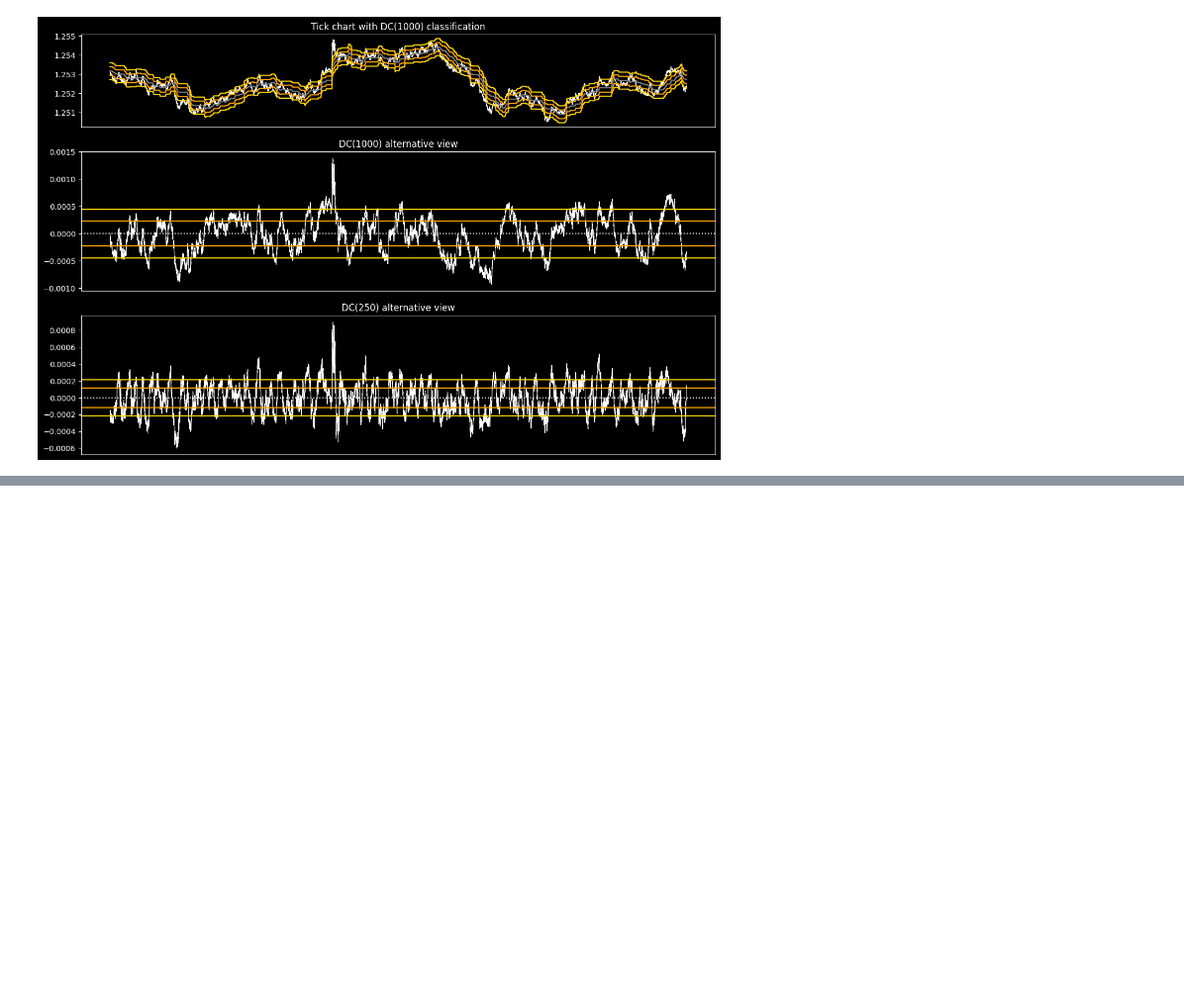
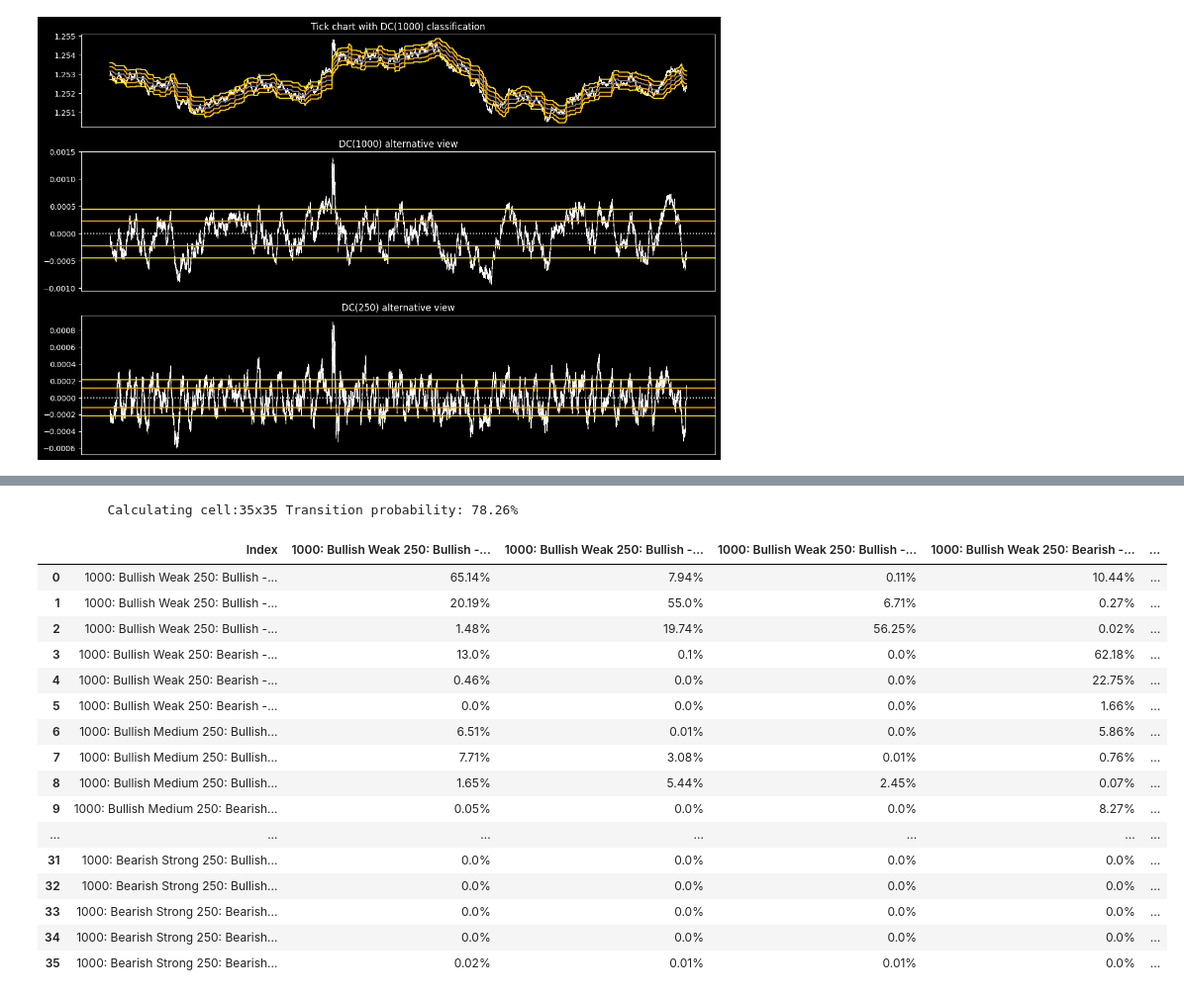
Before and after one commit to ironhak/test4anti, a Jupyter notebook: classify_candles v5.ipynb, the cells around one changed output, grey strips where cells are left out. Shown at 99% size. Saved outputs shown, nothing was run; the diff lists cells and outputs as text; code cells hidden in the pictures; blank space fills up the shorter version.

```diff
--- a/classify_candles v5.ipynb
+++ b/classify_candles v5.ipynb
@@ -425,0 +520,70 @@ plt.show()
+# %%
+transition = pd.DataFrame(columns=['Index'])
+sum = 0
+
+for bias in unique_biases:
+    for strength in unique_strengthes:
+        for bias_25 in unique_biases_25:
+                for strength_25 in unique_strengthes_25:
+                    category = f'\\t {master_dimension.price_frame}: {bias} {strength} \\n {wick_dimension.price_frame}: {bias_25} - {strength_25}'
+                    #new_row = {'Index' : category}
+                    # Append the new row to the DataFrame
+                    #transition = pd.concat([transition,pd.DataFrame([new_row])],ignore_index=True)
+                    transition.loc[sum,'Index']=category
+                    sum2=0
+                    check = 0
+                    for bias2 in unique_biases:
+                        for strength2 in unique_strengthes:
+                            for bias_25_2 in unique_biases_25:
+                                    for strength_25_2 in unique_strengthes_25:
+                                        category2 = f'\\t {master_dimension.price_frame}: {bias2} {strength2} \\n {wick_dimension.price_frame}: {bias_25_2} - {strength_25_2}'
+
+                                        # df_window = df1k[
+                                        #     (df1k['BiasDC'] == bias) &
+                                        #     (df1k['StrengthDC'] == strength) &
+                                        #     (df1k['BiasDC_25'] == bias_25) &
+                                        #     (df1k['StrengthDC_25'] == strength_25)
+                                        # ]
+                                        probability = (  (  ( df1k['BiasDC'] == bias ) & ( df1k['BiasDC'].shift(-10) == bias2 ) &
+                                                         ( df1k['StrengthDC'] == strength ) & ( df1k['StrengthDC'].shift(-10) == strength2 ) &
+                                                         ( df1k['BiasDC_25'] == bias_25 ) & ( df1k['BiasDC_25'].shift(-10) == bias_25_2 ) &
+                                                         ( df1k['StrengthDC_25'] == strength_25 ) & ( df1k['StrengthDC_25'].shift(-10) == strength_25_2 )
+                                         ).mean() / ((df1k['BiasDC'] == bias) &
+                                                    (df1k['StrengthDC'] == strength) &
+                                                    (df1k['BiasDC_25'] == bias_25) &
+                                                    (df1k['StrengthDC_25'] == strength_25) ).mean() ) *100
+
+                                        print(f'\r \t Calculating cell:{sum}x{sum2} '
+                                            f'Transition probability: {round(probability,2)}% ', end='', flush=True)
+
+                                        sum2+= 1
+                                        check += probability
+                                        transition.loc[sum,category2]= f'{round(probability,2)}%' if not np.isnan(probability) else 0
+                    transition.loc[sum,'Check \n (sum of row)']= check
+                    sum+= 1
+
+
+print('\r' + ' ' * 80, end='\r', flush=True)
+
+#tabulate(biases_df, headers='keys', tablefmt='html', floatfmt=".6f",showindex=False, numalign="center", stralign="right")
+
+display( HTML( transition.to_html().replace("\\n","</nobr><br><nobr>").replace("\\t","<nobr>") ) )
+# %% [output]
+         Calculating cell:35x35 Transition probability: 78.26%
+|  | Index | 1000: Bullish Weak 250: Bullish -... | 1000: Bullish Weak 250: Bullish -... | 1000: Bullish Weak 250: Bullish -... | 1000: Bullish Weak 250: Bearish -... | ... |
+| 0 | 1000: Bullish Weak 250: Bullish -... | 65.14% | 7.94% | 0.11% | 10.44% | ... |
+| 1 | 1000: Bullish Weak 250: Bullish -... | 20.19% | 55.0% | 6.71% | 0.27% | ... |
+| 2 | 1000: Bullish Weak 250: Bullish -... | 1.48% | 19.74% | 56.25% | 0.02% | ... |
+| 3 | 1000: Bullish Weak 250: Bearish -... | 13.0% | 0.1% | 0.0% | 62.18% | ... |
+| 4 | 1000: Bullish Weak 250: Bearish -... | 0.46% | 0.0% | 0.0% | 22.75% | ... |
+| 5 | 1000: Bullish Weak 250: Bearish -... | 0.0% | 0.0% | 0.0% | 1.66% | ... |
+| 6 | 1000: Bullish Medium 250: Bullish... | 6.51% | 0.01% | 0.0% | 5.86% | ... |
+| 7 | 1000: Bullish Medium 250: Bullish... | 7.71% | 3.08% | 0.01% | 0.76% | ... |
+| 8 | 1000: Bullish Medium 250: Bullish... | 1.65% | 5.44% | 2.45% | 0.07% | ... |
+| 9 | 1000: Bullish Medium 250: Bearish... | 0.05% | 0.0% | 0.0% | 8.27% | ... |
+| ... | ... | ... | ... | ... | ... | ... |
+| 31 | 1000: Bearish Strong 250: Bullish... | 0.0% | 0.0% | 0.0% | 0.0% | ... |
+| 32 | 1000: Bearish Strong 250: Bullish... | 0.0% | 0.0% | 0.0% | 0.0% | ... |
+| 33 | 1000: Bearish Strong 250: Bearish... | 0.0% | 0.0% | 0.0% | 0.0% | ... |
+| 34 | 1000: Bearish Strong 250: Bearish... | 0.0% | 0.0% | 0.0% | 0.0% | ... |
+| 35 | 1000: Bearish Strong 250: Bearish... | 0.02% | 0.01% | 0.01% | 0.0% | ... |
```
Also changed, not shown: parts of 3 cells of this notebook, 1 other file.
